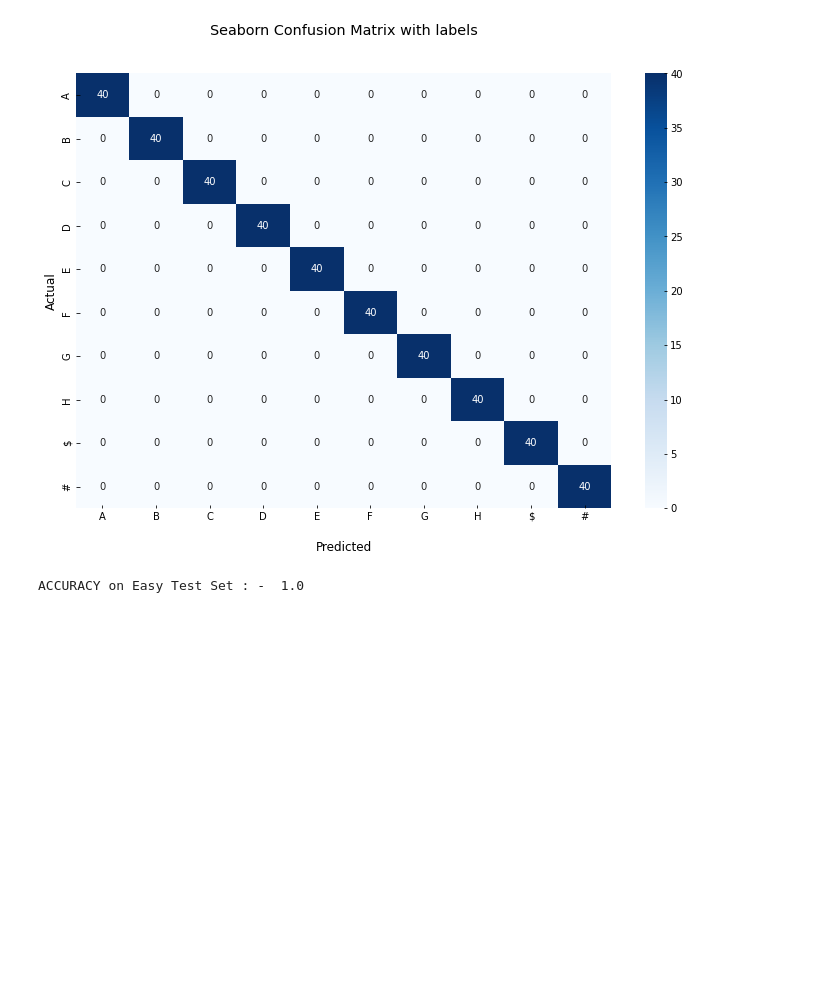
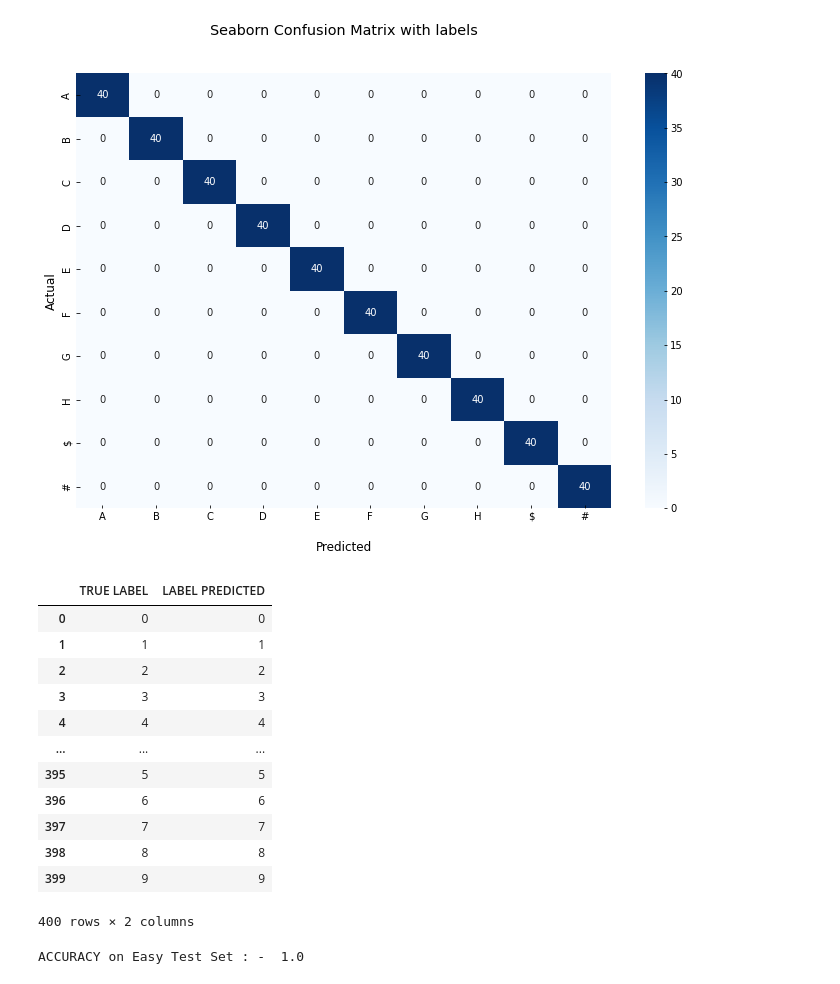
Before and after one commit to EEL5840-EEE4773-Spring2022/final-project-code-and-report-machine_learners, a Jupyter notebook: easy_test.ipynb, the cells around one changed output. Saved outputs shown, nothing was run; the diff lists cells and outputs as text; code cells hidden in the pictures; blank space fills up the shorter version.

```diff
--- a/easy_test.ipynb
+++ b/easy_test.ipynb
@@ -125,9 +128,9 @@ for i,ax in enumerate(axes):
     cr = np.argmax(te[index[h]])
     ax.imshow(img, cmap="Greys")
 
-    pred = word_dict[wr[index[h]]]
+    pred_lb = word_dict[wr[index[h]]]
     h = h + 1
-    ax.set_title("Pr: "+pred+"  Act: "+word_dict[cr])
+    ax.set_title("Pr: "+pred_lb+"  Act: "+word_dict[cr])
     ax.grid()
 print("\n\n")
 # %% [output]
@@ -154,6 +157,28 @@ ax.yaxis.set_ticklabels(['A','B','C','D','E','F','G','H','$','#'])
 plt.show()
 # %% [output]
 [figure]
+# %%
+prediction = []
+for i in range(test_data_length):
+    prediction.extend([y_true[i], y_pred[i]])
+prediction = np.array(prediction)
+prediction = np.reshape(prediction, (test_data_length,2))
+df = pd.DataFrame (prediction, columns = ['TRUE LABEL', 'LABEL PREDICTED'])
+df #This dataframe contains true and predicted labels for all images
+# %% [output]
+|  | TRUE LABEL | LABEL PREDICTED |
+| 0 | 0 | 0 |
+| 1 | 1 | 1 |
+| 2 | 2 | 2 |
+| 3 | 3 | 3 |
+| 4 | 4 | 4 |
+| ... | ... | ... |
+| 395 | 5 | 5 |
+| 396 | 6 | 6 |
+| 397 | 7 | 7 |
+| 398 | 8 | 8 |
+| 399 | 9 | 9 |
+400 rows × 2 columns
 # %%
 print("ACCURACY on Easy Test Set : - ", accuracy_score(y_true, y_pred))
 # %% [output]
```
Also changed, not shown: parts of 5 cells of this notebook, 2 other files.
